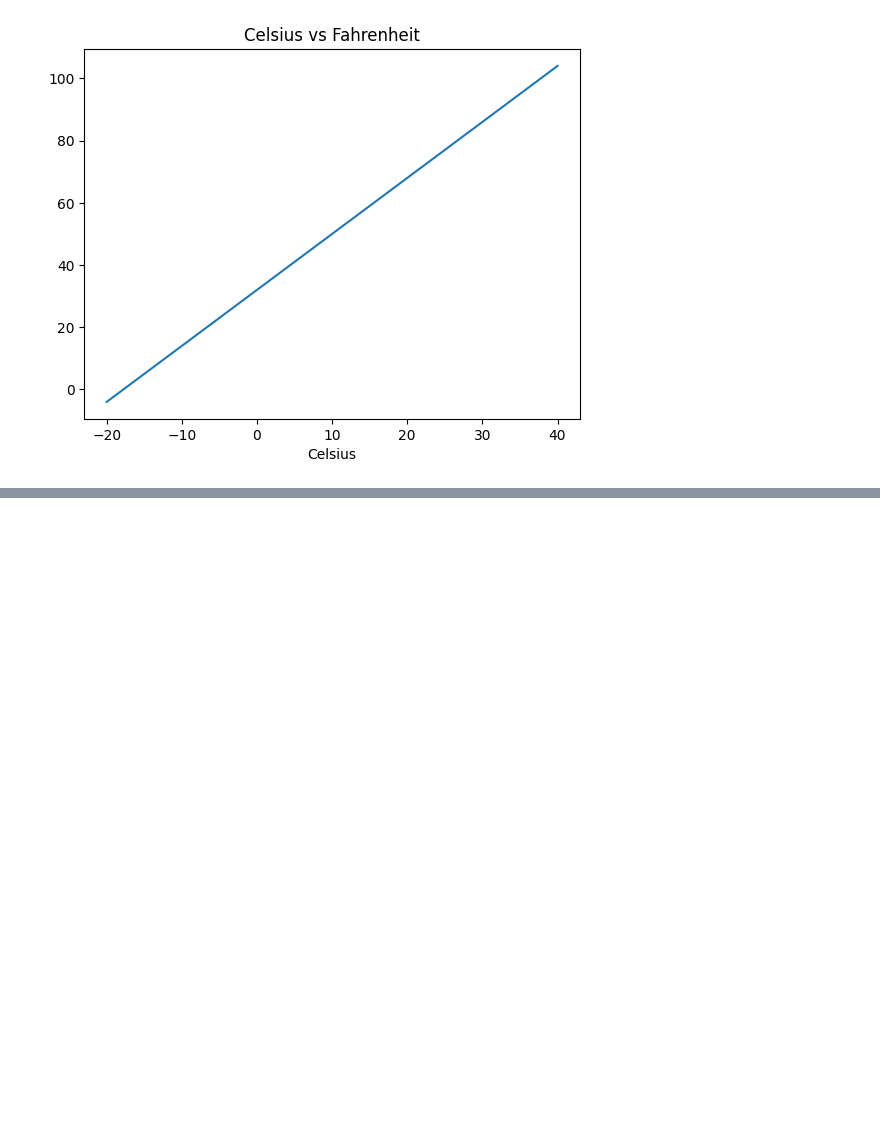
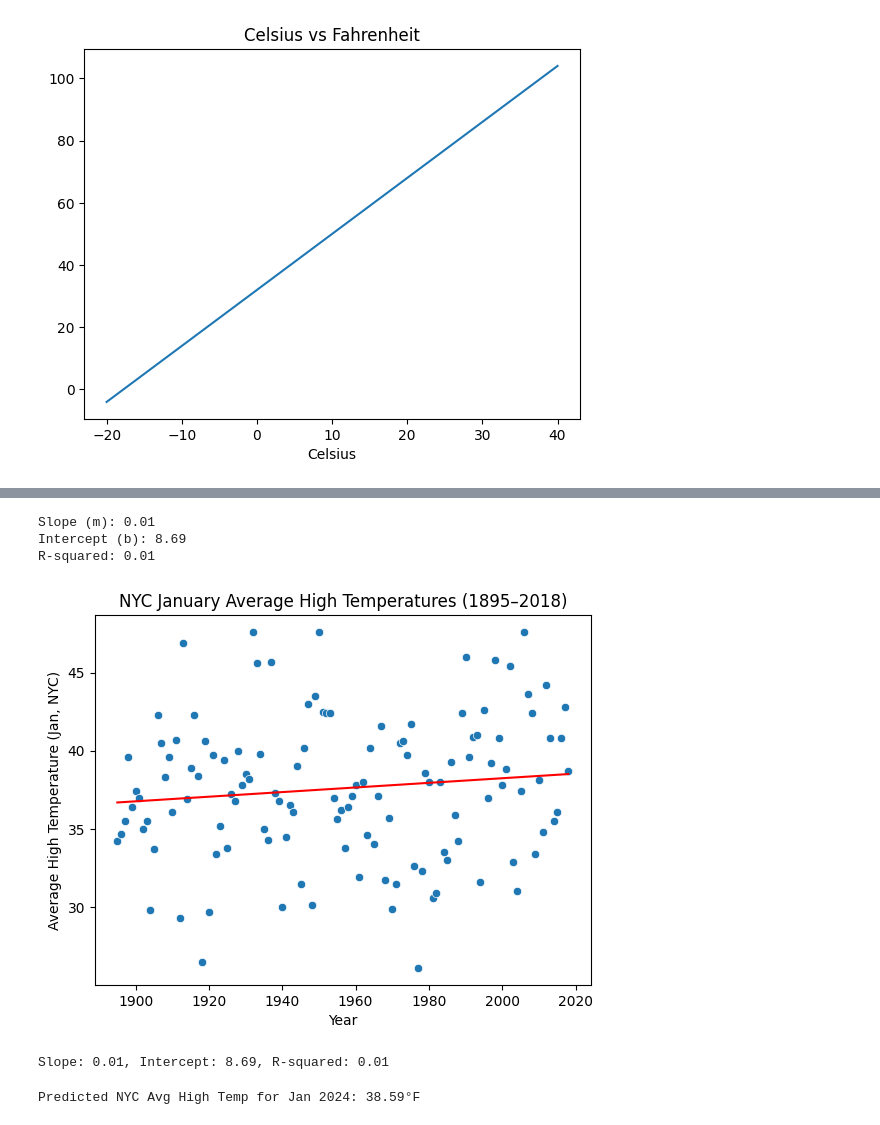
Before and after one commit to TGoode01/datafun-07-ml, a Jupyter notebook: notebooks/tamiagoode_ml.ipynb, the cells around one changed output, grey strips where cells are left out. Saved outputs shown, nothing was run; the diff lists cells and outputs as text; code cells hidden in the pictures; blank space fills up the shorter version.

Commit message:
Update notebook: Part 2 Prediction and README

```diff
--- a/notebooks/tamiagoode_ml.ipynb
+++ b/notebooks/tamiagoode_ml.ipynb
@@ -97,0 +188,55 @@ plt.show()
+# %%
+import pandas as pd
+from scipy.stats import linregress
+import seaborn as sns
+import matplotlib.pyplot as plt
+
+# 1️⃣ Load the CSV
+nyc_df = pd.read_csv("../data/examples/ch10/ave_hi_nyc_jan_1895-2018.csv")
+
+# 2️⃣ Keep only the columns we need
+nyc_df = nyc_df[['Date', 'Value']].copy()
+
+# 3️⃣ Convert Date to Year (first 4 digits)
+nyc_df['Year'] = nyc_df['Date'].astype(str).str[:4].astype(int)
+
+# 4️⃣ Rename the temperature column
+nyc_df.rename(columns={'Value': 'AvgHighJan'}, inplace=True)
+
+# 5️⃣ Drop any rows with missing data
+nyc_df = nyc_df.dropna(subset=['Year', 'AvgHighJan'])
+
+# 6️⃣ Run linear regression
+slope, intercept, r_value, p_value, std_err = linregress(nyc_df['Year'], nyc_df['AvgHighJan'])
+print(f"Slope (m): {slope:.2f}")
+print(f"Intercept (b): {intercept:.2f}")
+print(f"R-squared: {r_value**2:.2f}")
+
+# 7️⃣ Plot the data and regression line
+sns.scatterplot(x='Year', y='AvgHighJan', data=nyc_df)
+plt.plot(nyc_df['Year'], intercept + slope*nyc_df['Year'], color='red')
+plt.xlabel("Year")
+plt.ylabel("Average High Temperature (Jan, NYC)")
+plt.title("NYC January Average High Temperatures (1895–2018)")
+plt.show()
+# %% [output]
+Slope (m): 0.01
+Intercept (b): 8.69
+R-squared: 0.01
+[figure, added]
+# %%
+# Linear regression using SciPy
+slope, intercept, r_value, p_value, std_err = stats.linregress(
+    x=nyc_df['Year'],
+    y=nyc_df['AvgHighJan']
+)
+
+print(f"Slope: {slope:.2f}, Intercept: {intercept:.2f}, R-squared: {r_value**2:.2f}")
+# %% [output]
+Slope: 0.01, Intercept: 8.69, R-squared: 0.01
+# %%
+year_to_predict = 2024
+predicted_temp = slope * year_to_predict + intercept
+print(f"Predicted NYC Avg High Temp for Jan {year_to_predict}: {predicted_temp:.2f}°F")
+# %% [output]
+Predicted NYC Avg High Temp for Jan 2024: 38.59°F
```
Also changed, not shown: parts of 9 cells of this notebook, 1 other file.
